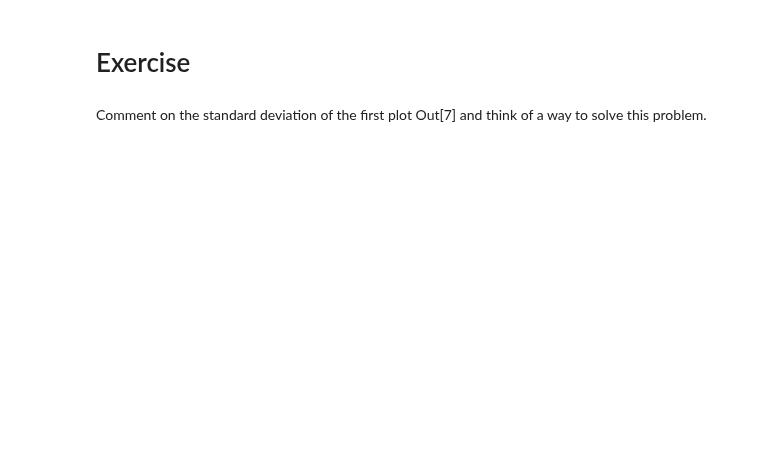
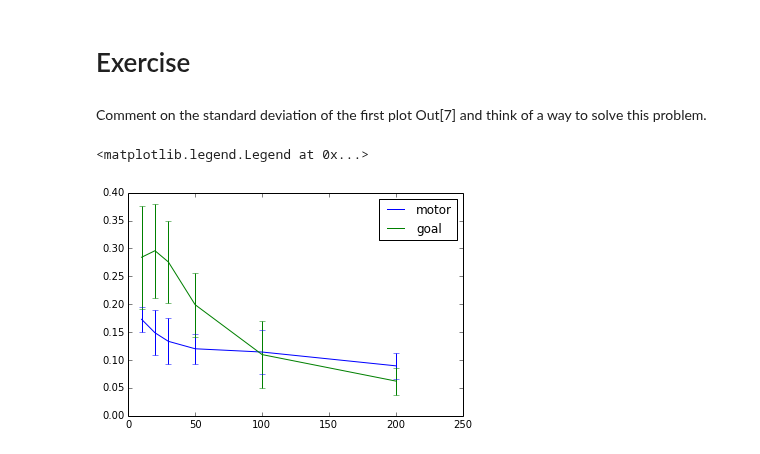
Before and after one commit to flowersteam/explauto, a Jupyter notebook: notebook/03 Running pool of experiments.ipynb, the cells around one changed output. Cells and saved outputs as stored; diff of their text form; code cells hidden in the pictures; blank space fills up the shorter version.

```diff
--- a/notebook/03 Running pool of experiments.ipynb
+++ b/notebook/03 Running pool of experiments.ipynb
@@ -92,3 +95,24 @@ for i, (config, log) in enumerate(zip(xps.configurations, xps.logs)):
 Comment on the standard deviation of the first plot Out[7] and think of a way to solve this problem.
 # %%
 %load exercise_solutions/n03-pool.py
+# %%
+"""
+We will now run each experiment 10 times.
+So this will take quite some time!
+
+Then, we show an exemple of how to plot the mean learning curve of each experiment.
+
+"""
+
+logs = xps.run(repeat=10)
+
+for log in logs:
+    avg_err = mean([mean(array(l.eval_errors), axis=1) for l in log], axis=0)
+    std_err = std([mean(array(l.eval_errors), axis=1) for l in log], axis=0)
+
+    errorbar(log[0].eval_at, avg_err, std_err)
+
+legend(('motor', 'goal'))
+# %% [output]
+<matplotlib.legend.Legend at 0x...>
+[figure, added]
```
Also changed, not shown: parts of 3 cells of this notebook, 3 other files.
